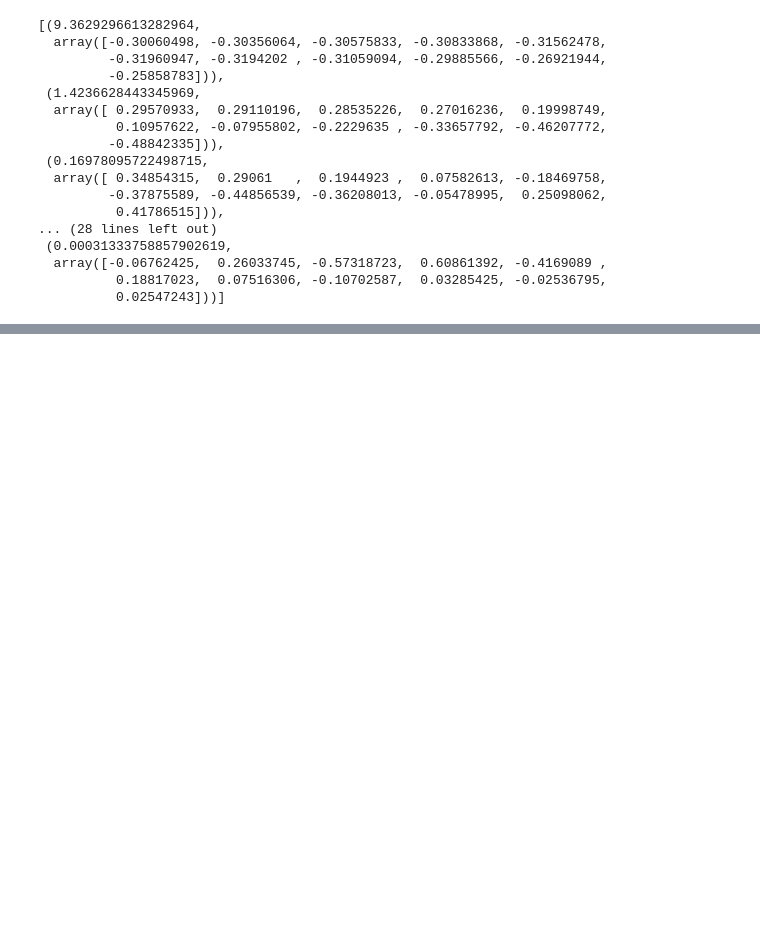
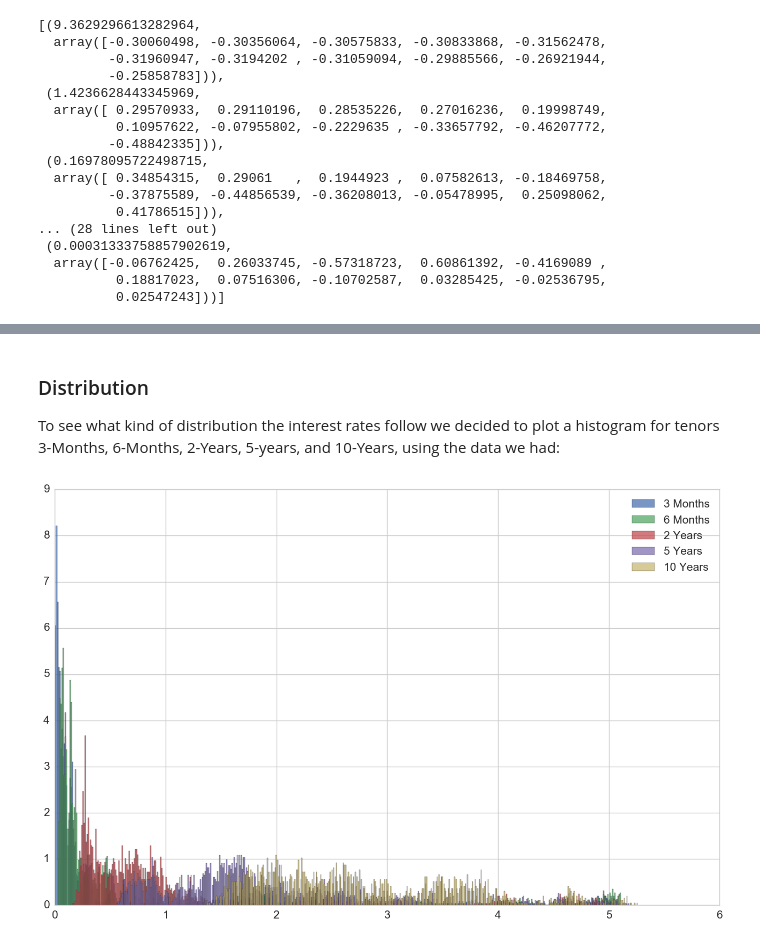
Before and after one commit to canelbiryol/Risk_Portfolio_Management, a Jupyter notebook: Homework2/Homework2.ipynb, the cells around one changed output, grey strips where cells are left out. Saved outputs shown, nothing was run; the diff lists cells and outputs as text; code cells hidden in the pictures; blank space fills up the shorter version.

```diff
--- a/Homework2/Homework2.ipynb
+++ b/Homework2/Homework2.ipynb
@@ -399,0 +339,9 @@ Thus, the risk premium $\textbf{R}$ is given by:
+# %%
+df = pd.read_csv('data/FRB_H15_reduced.csv')
+df['Date'] = pd.to_datetime(df['Date'])
+df = df.set_index('Date')
+# Get rid of rows with 'ND' as value
+df = df[df['1-month'] != 'ND']
+df = df.astype(float)
+# To see how the data looks like
+df.head()
@@ -399,0 +414,24 @@ Thus, the risk premium $\textbf{R}$ is given by:
+# %% [markdown]
+### Distribution ###
+
+To see what kind of distribution the interest rates follow we decided to plot a histogram for tenors 3-Months, 6-Months, 2-Years, 5-years, and 10-Years, using the data we had:
+# %%
+sns.set(font_scale=1.5)
+sns.set_style("whitegrid")
+plt.figure(figsize=(16,10))
+# plt.hist(df['1-month'], bins=500, alpha=0.75, label='1 Month', normed=True)
+plt.hist(df['3-month'], bins=500, alpha=0.75, label='3 Months', normed=True)
+plt.hist(df['6-month'], bins=500, alpha=0.75, label='6 Months', normed=True)
+# plt.hist(df['1-year'], bins=500, alpha=0.75, label='1 Year', normed=True)
+plt.hist(df['2-year'], bins=500, alpha=0.75, label='2 Years', normed=True)
+# plt.hist(df['3-year'], bins=500, alpha=0.75, label='3 Years', normed=True)
+plt.hist(df['5-year'], bins=500, alpha=0.75, label='5 Years', normed=True)
+# plt.hist(df['7-year'], bins=500, alpha=0.75, label='7 Years', normed=True)
+plt.hist(df['10-year'], bins=500, alpha=0.75, label='10 Years', normed=True)
+# plt.hist(df['20-year'], bins=500, alpha=0.75, label='20 Years', normed=True)
+# plt.hist(df['30-year'], bins=500, alpha=0.75, label='30 Years', normed=True)
+
+plt.legend(loc='best')
+plt.show()
+# %% [output]
+[figure, added]
```
Also changed, not shown: parts of 24 cells of this notebook, 1 other file.
